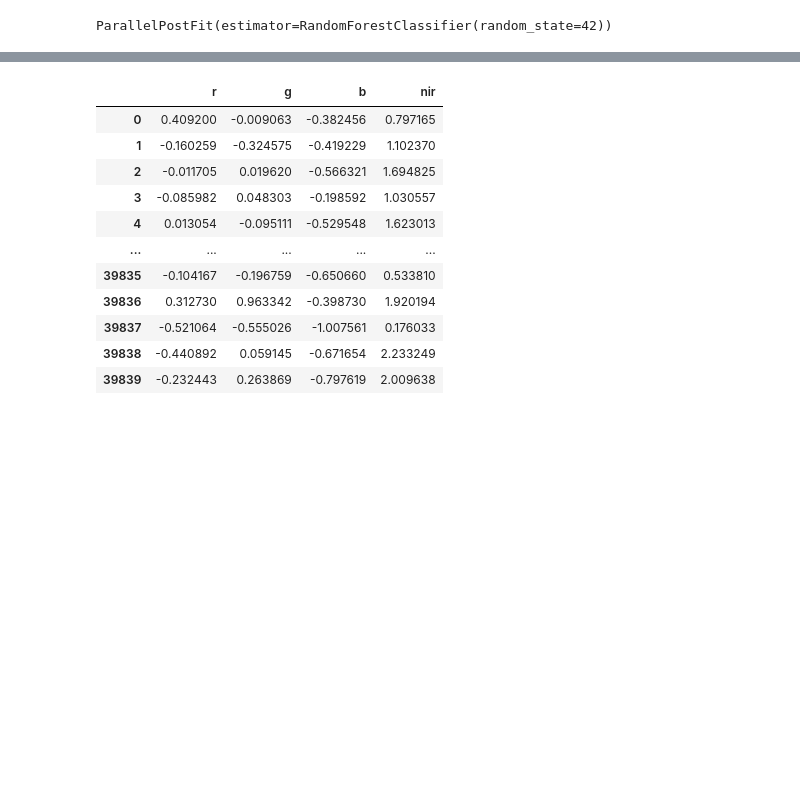
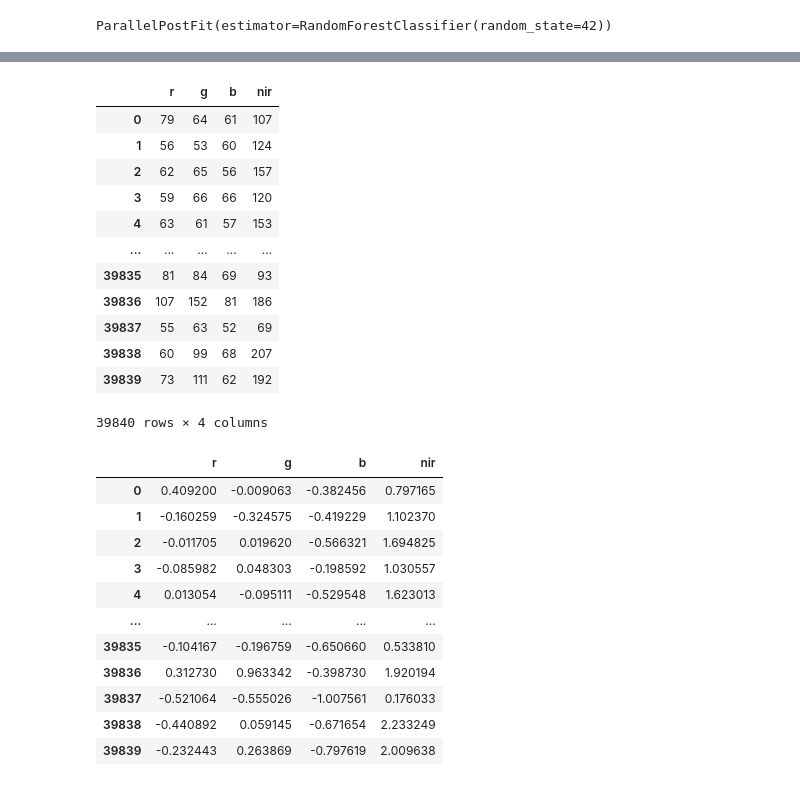
Before and after one commit to NCEAS/msai4earth-esa, a Jupyter notebook: iceplant_detection/normalize_data.ipynb, the cells around one changed output, grey strips where cells are left out. Drawn from its saved outputs; the diff is of its cells as text; code cells hidden in the pictures; blank space fills up the shorter version.

```diff
--- a/iceplant_detection/normalize_data.ipynb
+++ b/iceplant_detection/normalize_data.ipynb
@@ -169,6 +177,23 @@ X_test = pd.read_csv(os.path.join(os.getcwd(),'data_sampling_workflow','test_set
 
 X_test = X_test.loc[X_test['aoi']=='campus_lagoon']
 y_test = X_test.iceplant
+# %%
+test_spec = X_test.loc[:,'r':'nir']
+test_spec
+# %% [output]
+|  | r | g | b | nir |
+| 0 | 79 | 64 | 61 | 107 |
+| 1 | 56 | 53 | 60 | 124 |
+| 2 | 62 | 65 | 56 | 157 |
+| 3 | 59 | 66 | 66 | 120 |
+| 4 | 63 | 61 | 57 | 153 |
+| ... | ... | ... | ... | ... |
+| 39835 | 81 | 84 | 69 | 93 |
+| 39836 | 107 | 152 | 81 | 186 |
+| 39837 | 55 | 63 | 52 | 69 |
+| 39838 | 60 | 99 | 68 | 207 |
+| 39839 | 73 | 111 | 62 | 192 |
+39840 rows × 4 columns
 # %%
 X_test = X_test.loc[:,'r':'day_in_year']
 X_test = X_test.drop(['ndvi'], axis=1)
```
Also changed, not shown: parts of 22 cells of this notebook.
